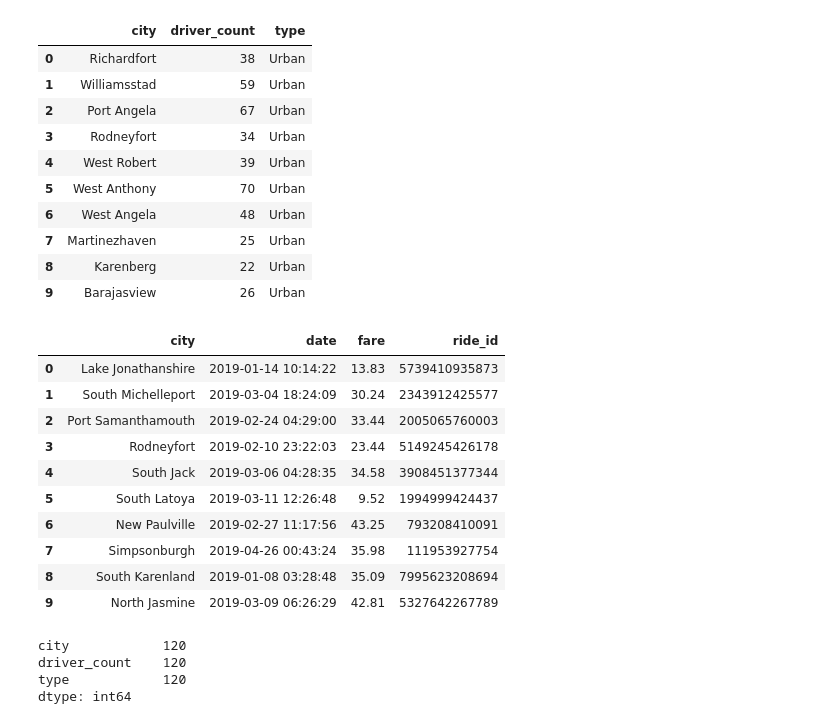
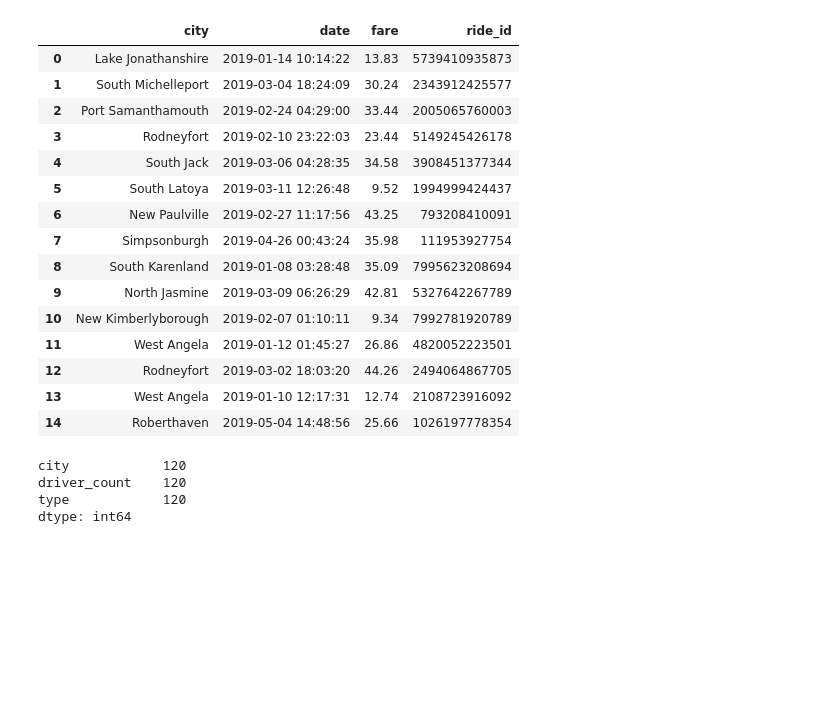
Before and after one commit to itsjonlau/PyBer_Analysis, a Jupyter notebook: PyBer.ipynb, the cells around one changed output. Drawn from its saved outputs; the diff is of its cells as text; code cells hidden in the pictures; blank space fills up the shorter version.

```diff
--- a/PyBer.ipynb
+++ b/PyBer.ipynb
@@ -4,6 +4,8 @@
 # Dependencies and Setup
 import matplotlib.pyplot as plt
 import pandas as pd
+import numpy as np
+import scipy.stats as sts
 
 # Files to load
 city_data_to_load = "Resources/city_data.csv"
@@ -11,35 +13,28 @@ ride_data_to_load = "Resources/ride_data.csv"
 
 # Read the city data file and store it in a pandas DataFrame.
 city_data_df = pd.read_csv(city_data_to_load)
-city_data_df.head(10)
+ride_data_df = pd.read_csv(ride_data_to_load)
-# %% [output]
-|  | city | driver_count | type |
-| 0 | Richardfort | 38 | Urban |
-| 1 | Williamsstad | 59 | Urban |
-| 2 | Port Angela | 67 | Urban |
-| 3 | Rodneyfort | 34 | Urban |
-| 4 | West Robert | 39 | Urban |
-| 5 | West Anthony | 70 | Urban |
-| 6 | West Angela | 48 | Urban |
-| 7 | Martinezhaven | 25 | Urban |
-| 8 | Karenberg | 22 | Urban |
-| 9 | Barajasview | 26 | Urban |
 # %%
 # Read the ride data file and store it in a pandas DataFrame.
 ride_data_df = pd.read_csv(ride_data_to_load)
-ride_data_df.head(10)
+ride_data_df.head(15)
 # %% [output]
 |  | city | date | fare | ride_id |
 | 0 | Lake Jonathanshire | 2019-01-14 10:14:22 | 13.83 | 5739410935873 |
 | 1 | South Michelleport | 2019-03-04 18:24:09 | 30.24 | 2343912425577 |
 | 2 | Port Samanthamouth | 2019-02-24 04:29:00 | 33.44 | 2005065760003 |
 | 3 | Rodneyfort | 2019-02-10 23:22:03 | 23.44 | 5149245426178 |
 | 4 | South Jack | 2019-03-06 04:28:35 | 34.58 | 3908451377344 |
 | 5 | South Latoya | 2019-03-11 12:26:48 | 9.52 | 1994999424437 |
 | 6 | New Paulville | 2019-02-27 11:17:56 | 43.25 | 793208410091 |
 | 7 | Simpsonburgh | 2019-04-26 00:43:24 | 35.98 | 111953927754 |
 | 8 | South Karenland | 2019-01-08 03:28:48 | 35.09 | 7995623208694 |
 | 9 | North Jasmine | 2019-03-09 06:26:29 | 42.81 | 5327642267789 |
+| 10 | New Kimberlyborough | 2019-02-07 01:10:11 | 9.34 | 7992781920789 |
+| 11 | West Angela | 2019-01-12 01:45:27 | 26.86 | 4820052223501 |
+| 12 | Rodneyfort | 2019-03-02 18:03:20 | 44.26 | 2494064867705 |
+| 13 | West Angela | 2019-01-10 12:17:31 | 12.74 | 2108723916092 |
+| 14 | Roberthaven | 2019-05-04 14:48:56 | 25.66 | 1026197778354 |
 # %%
 # Get the columns and the rows that are not null.
 city_data_df.count()
```
Also changed, not shown: parts of 45 cells of this notebook, 5 other files.
